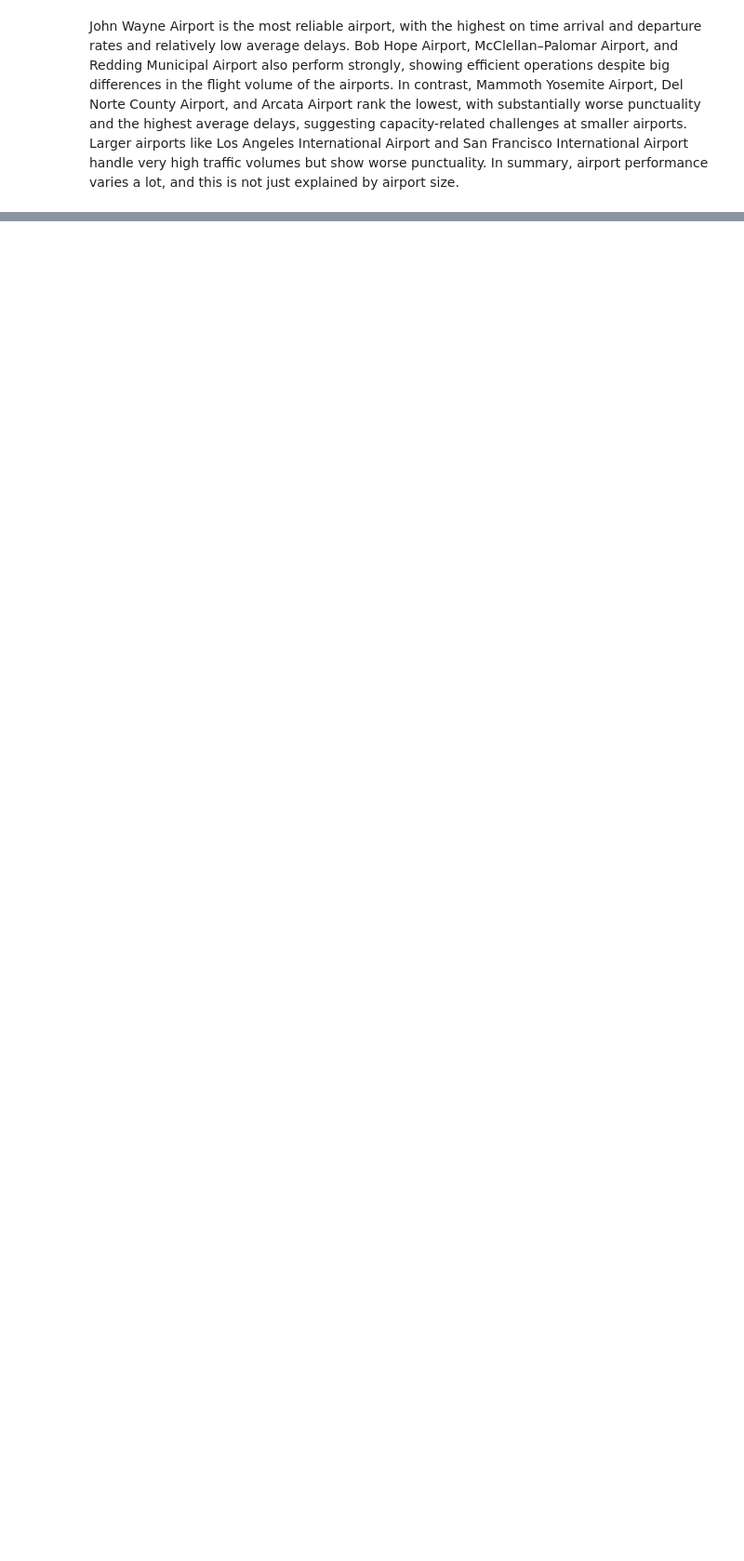
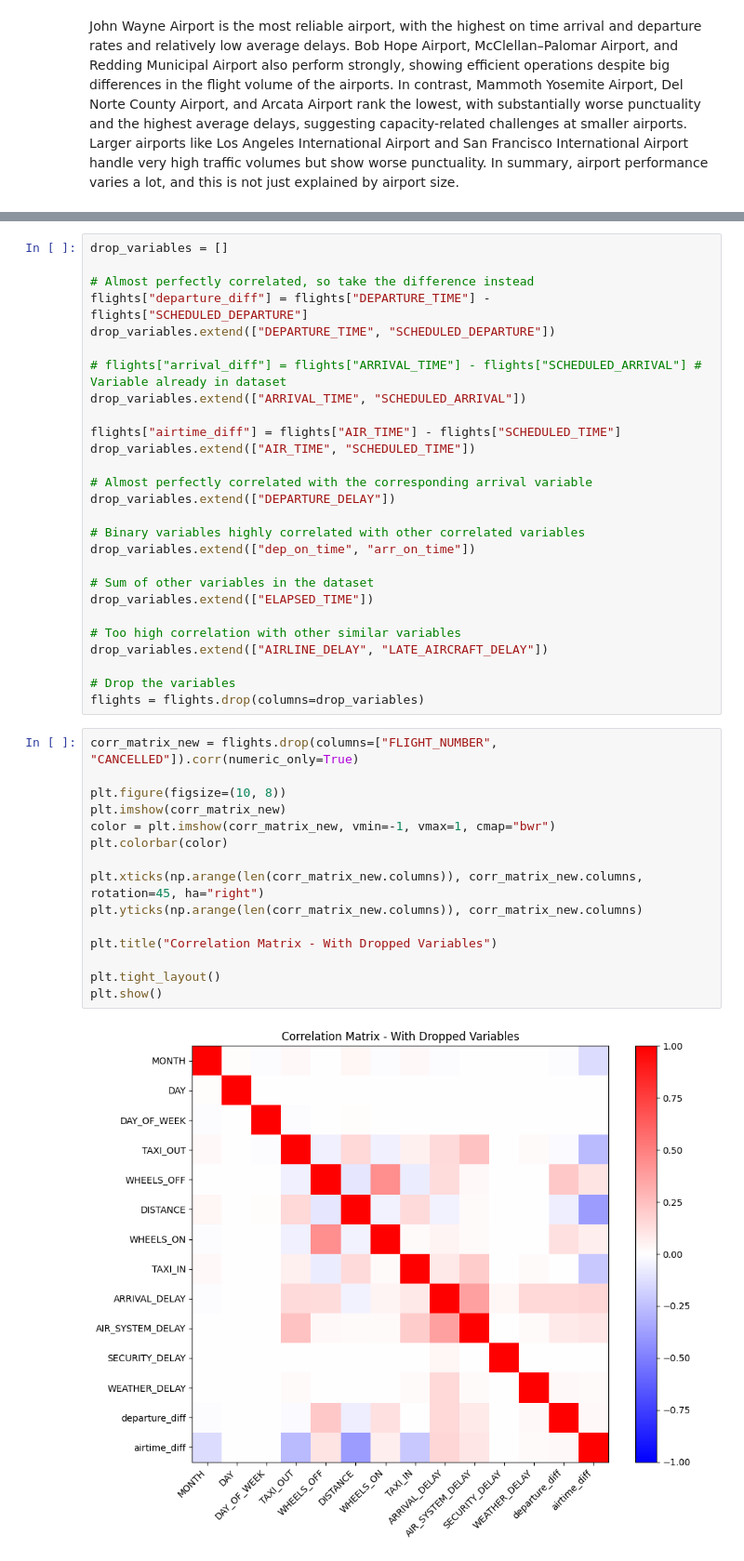
Before and after one commit to UCB-stat-159-f25/final-group21, a Jupyter notebook: EDA.ipynb, the cells around one changed output, grey strips where cells are left out. Shown at 93% size. Cells and saved outputs as stored; diff of their text form; blank space fills up the shorter version.

```diff
--- a/EDA.ipynb
+++ b/EDA.ipynb
@@ -231,0 +254,44 @@ John Wayne Airport is the most reliable airport, with the highest on time arriva
+# %%
+drop_variables = []
+
+# Almost perfectly correlated, so take the difference instead
+flights["departure_diff"] = flights["DEPARTURE_TIME"] - flights["SCHEDULED_DEPARTURE"]
+drop_variables.extend(["DEPARTURE_TIME", "SCHEDULED_DEPARTURE"])
+
+# flights["arrival_diff"] = flights["ARRIVAL_TIME"] - flights["SCHEDULED_ARRIVAL"] # Variable already in dataset
+drop_variables.extend(["ARRIVAL_TIME", "SCHEDULED_ARRIVAL"])
+
+flights["airtime_diff"] = flights["AIR_TIME"] - flights["SCHEDULED_TIME"]
+drop_variables.extend(["AIR_TIME", "SCHEDULED_TIME"])
+
+# Almost perfectly correlated with the corresponding arrival variable
+drop_variables.extend(["DEPARTURE_DELAY"])
+
+# Binary variables highly correlated with other correlated variables
+drop_variables.extend(["dep_on_time", "arr_on_time"])
+
+# Sum of other variables in the dataset
+drop_variables.extend(["ELAPSED_TIME"])
+
+# Too high correlation with other similar variables
+drop_variables.extend(["AIRLINE_DELAY", "LATE_AIRCRAFT_DELAY"])
+
+# Drop the variables
+flights = flights.drop(columns=drop_variables)
+# %%
+corr_matrix_new = flights.drop(columns=["FLIGHT_NUMBER", "CANCELLED"]).corr(numeric_only=True)
+
+plt.figure(figsize=(10, 8))
+plt.imshow(corr_matrix_new)
+color = plt.imshow(corr_matrix_new, vmin=-1, vmax=1, cmap="bwr")
+plt.colorbar(color)
+
+plt.xticks(np.arange(len(corr_matrix_new.columns)), corr_matrix_new.columns, rotation=45, ha="right")
+plt.yticks(np.arange(len(corr_matrix_new.columns)), corr_matrix_new.columns)
+
+plt.title("Correlation Matrix - With Dropped Variables")
+
+plt.tight_layout()
+plt.show()
+# %% [output]
+[figure, added]
```
Also changed, not shown: parts of 9 cells of this notebook.
